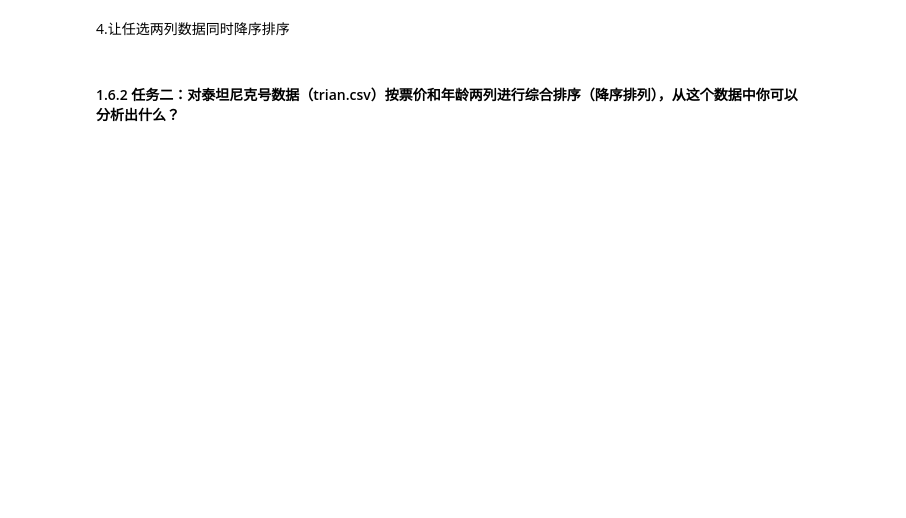
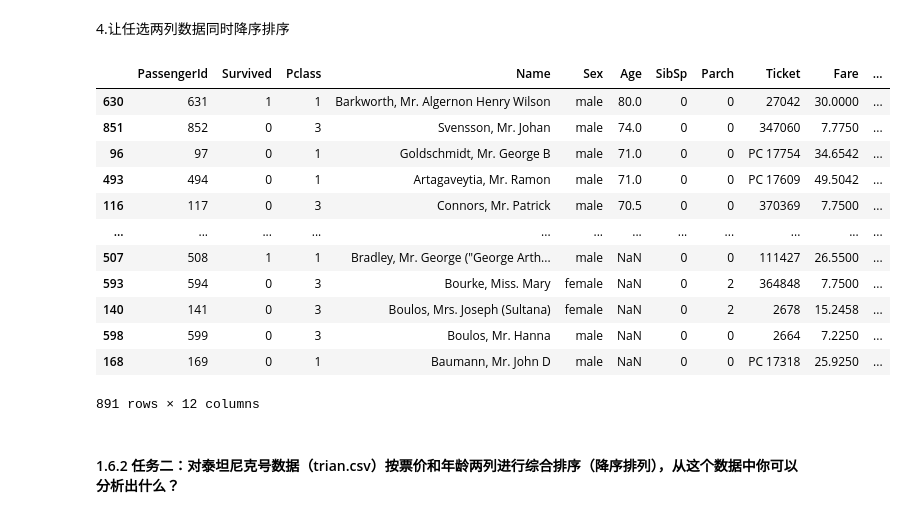
Before and after one commit to indix7/hands-on-data-analysis, a Jupyter notebook: 第一单元项目集合/第一章：第三节探索性数据分析-课程.ipynb, the cells around one changed output. Saved outputs shown, nothing was run; the diff lists cells and outputs as text; code cells hidden in the pictures; blank space fills up the shorter version.

```diff
--- a/第一单元项目集合/第一章：第三节探索性数据分析-课程.ipynb
+++ b/第一单元项目集合/第一章：第三节探索性数据分析-课程.ipynb
@@ -86,3 +129,20 @@ data.sort_values(by="Age")
+# %%
+#代码
+data.sort_values(ascending=False, by=["Age", "Name"])
+# %% [output]
+|  | PassengerId | Survived | Pclass | Name | Sex | Age | SibSp | Parch | Ticket | Fare | ... |
+| 630 | 631 | 1 | 1 | Barkworth, Mr. Algernon Henry Wilson | male | 80.0 | 0 | 0 | 27042 | 30.0000 | ... |
+| 851 | 852 | 0 | 3 | Svensson, Mr. Johan | male | 74.0 | 0 | 0 | 347060 | 7.7750 | ... |
+| 96 | 97 | 0 | 1 | Goldschmidt, Mr. George B | male | 71.0 | 0 | 0 | PC 17754 | 34.6542 | ... |
+| 493 | 494 | 0 | 1 | Artagaveytia, Mr. Ramon | male | 71.0 | 0 | 0 | PC 17609 | 49.5042 | ... |
+| 116 | 117 | 0 | 3 | Connors, Mr. Patrick | male | 70.5 | 0 | 0 | 370369 | 7.7500 | ... |
+| ... | ... | ... | ... | ... | ... | ... | ... | ... | ... | ... | ... |
+| 507 | 508 | 1 | 1 | Bradley, Mr. George ("George Arth... | male | NaN | 0 | 0 | 111427 | 26.5500 | ... |
+| 593 | 594 | 0 | 3 | Bourke, Miss. Mary | female | NaN | 0 | 2 | 364848 | 7.7500 | ... |
+| 140 | 141 | 0 | 3 | Boulos, Mrs. Joseph (Sultana) | female | NaN | 0 | 2 | 2678 | 15.2458 | ... |
+| 598 | 599 | 0 | 3 | Boulos, Mr. Hanna | male | NaN | 0 | 0 | 2664 | 7.2250 | ... |
+| 168 | 169 | 0 | 1 | Baumann, Mr. John D | male | NaN | 0 | 0 | PC 17318 | 25.9250 | ... |
+891 rows × 12 columns
 # %% [markdown]
 #### 1.6.2 任务二：对泰坦尼克号数据（trian.csv）按票价和年龄两列进行综合排序（降序排列），从这个数据中你可以分析出什么？
 # %%
```
Also changed, not shown: parts of 19 cells of this notebook.
